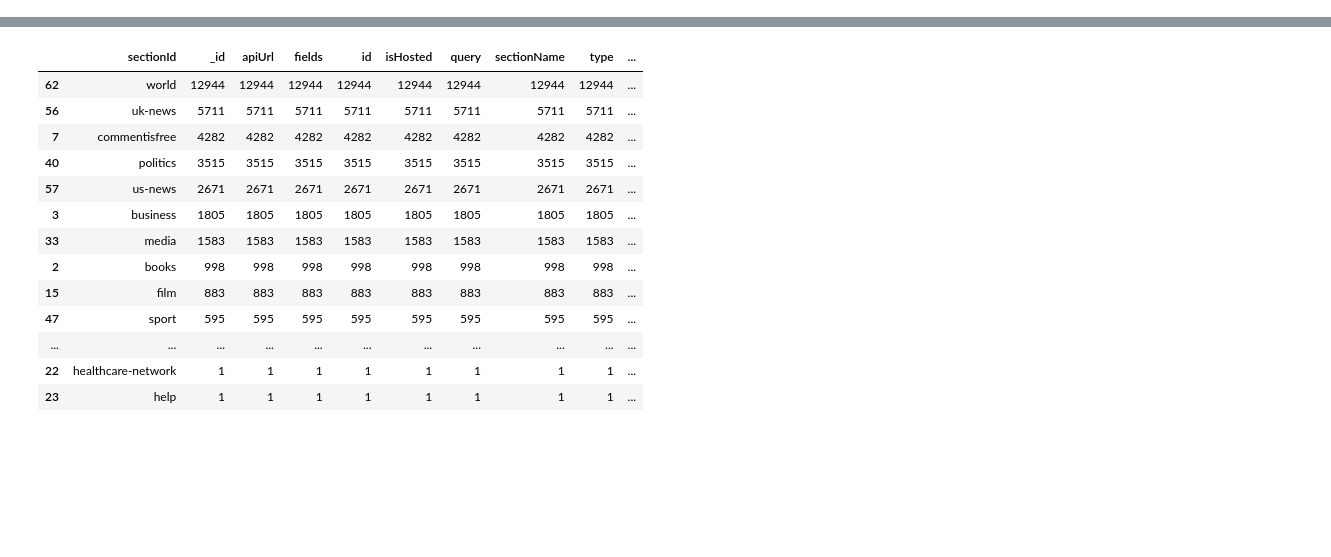
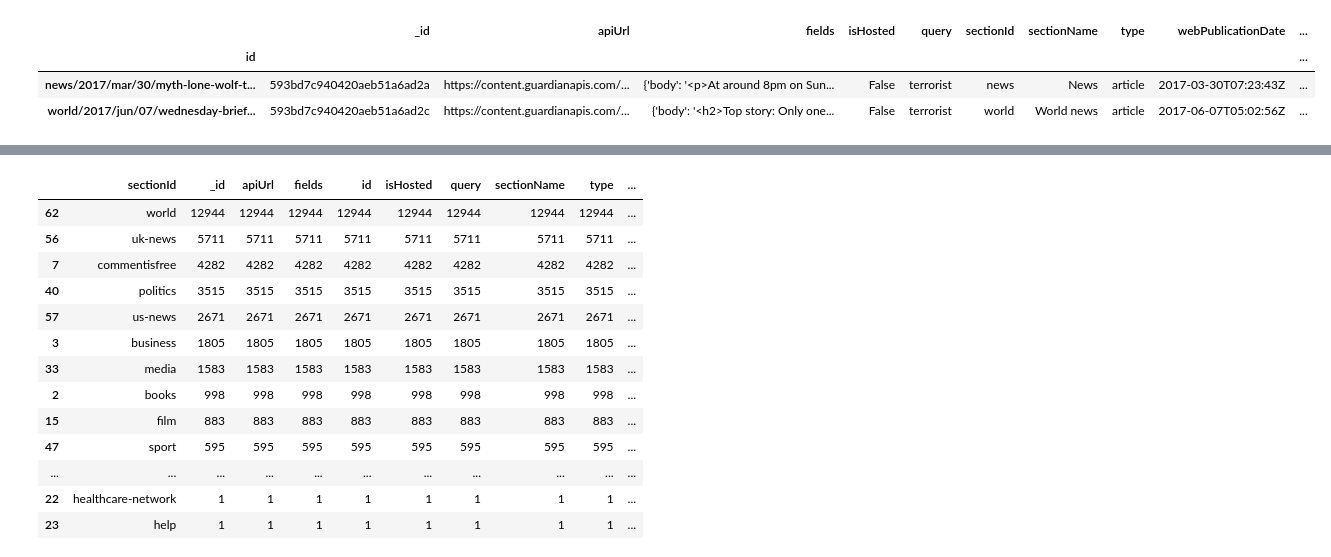
Before and after one commit to zdenekhynek/data-science-capstone, a Jupyter notebook: exploration-2.ipynb, the cells around one changed output, grey strips where cells are left out. Drawn from its saved outputs; the diff is of its cells as text; code cells hidden in the pictures; blank space fills up the shorter version.

```diff
--- a/exploration-2.ipynb
+++ b/exploration-2.ipynb
@@ -17,7 +11,16 @@ Successfully installed pymongo-3.4.0
 # %%
 client = MongoClient()
-db = client['capstone']
+db = client['data-science-capstone']
 articles_collection = db.articles
+# %%
+terrorist_articles = articles_collection.find({'query': 'terrorist'})
+terrorist_df = pd.DataFrame(list(terrorist_articles))
+terrorist_df.set_index('id').loc[]
+# %% [output]
+|  | _id | apiUrl | fields | isHosted | query | sectionId | sectionName | type | webPublicationDate | ... |
+| id |  |  |  |  |  |  |  |  |  | ... |
+| news/2017/mar/30/myth-lone-wolf-t... | 593bd7c940420aeb51a6ad2a | https://content.guardianapis.com/... | {'body': '<p>At around 8pm on Sun... | False | terrorist | news | News | article | 2017-03-30T07:23:43Z | ... |
+| world/2017/jun/07/wednesday-brief... | 593bd7c940420aeb51a6ad2c | https://content.guardianapis.com/... | {'body': '<h2>Top story: Only one... | False | terrorist | world | World news | article | 2017-06-07T05:02:56Z | ... |
 # %%
 terrorist_articles = articles_collection.find({'query': 'terrorist'})
 terrorist_df = pd.DataFrame(list(terrorist_articles))
```
Also changed, not shown: parts of 1 cell of this notebook, 10 other files.
